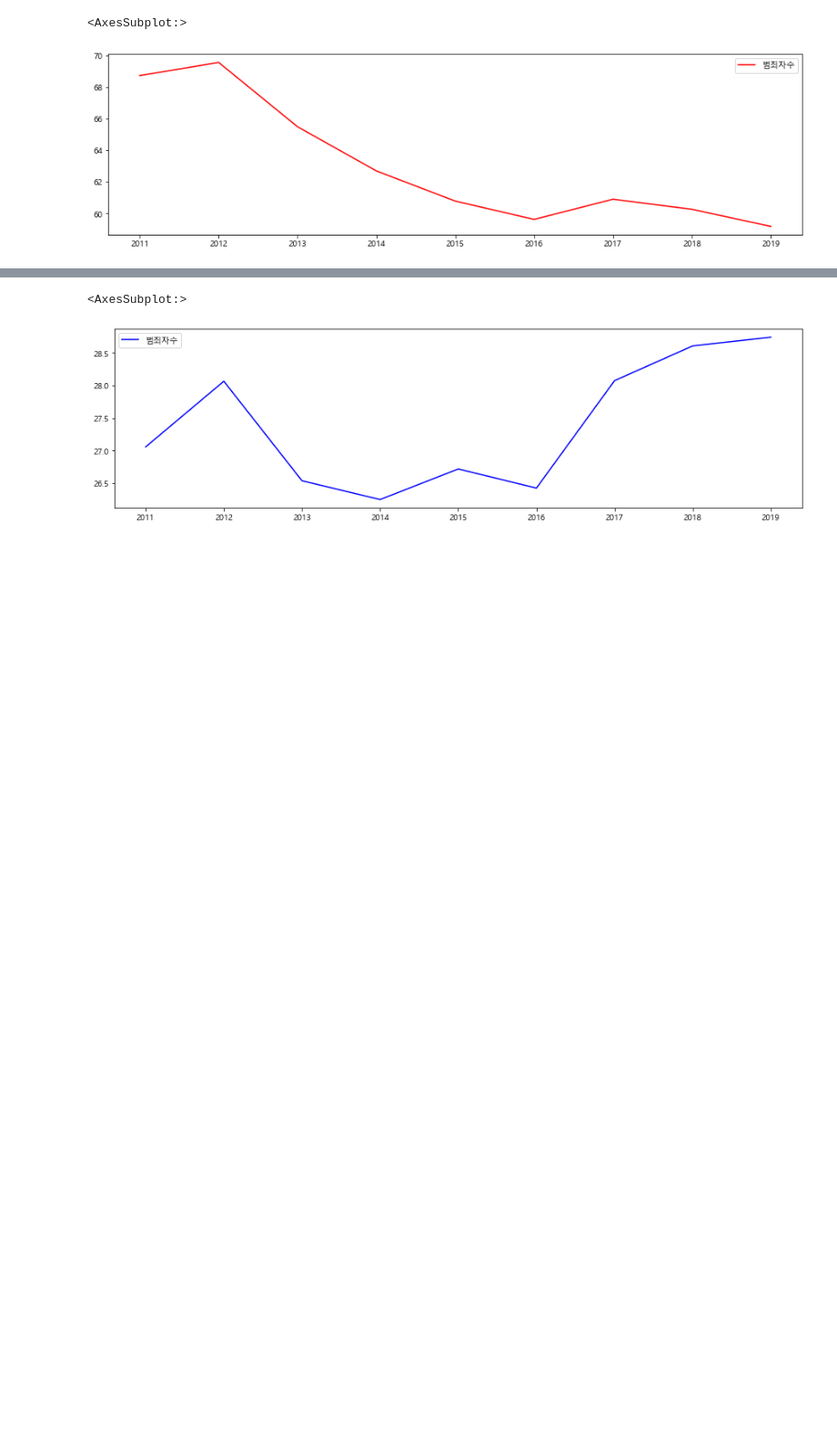
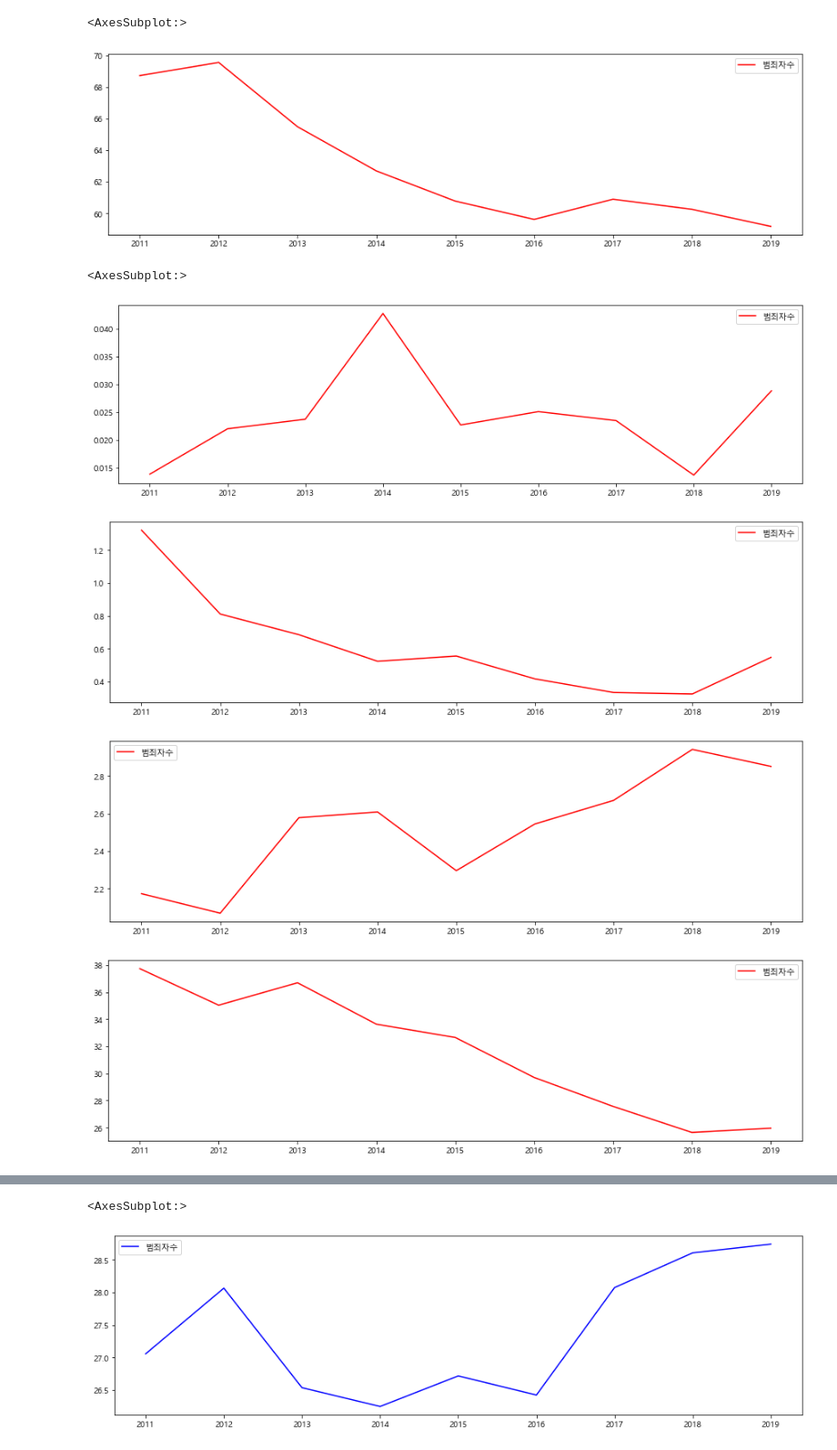
Before and after one commit to hkim11656/crime_analysis, a Jupyter notebook: 08_소년범죄 중 5대 강력범죄 비율.ipynb, the cells around one changed output, grey strips where cells are left out. Shown at 91% size. Drawn from its saved outputs; the diff is of its cells as text; code cells hidden in the pictures; blank space fills up the shorter version.

```diff
--- a/08_소년범죄 중 5대 강력범죄 비율.ipynb
+++ b/08_소년범죄 중 5대 강력범죄 비율.ipynb
@@ -293,4 +293 @@ df_steal_y, df_steal_o = make_df_with_sum(df_steal)
 df_force_y, df_force_o = make_df_with_sum(df_force)
-# %%
-df_murder_y, df_murder_o = make_df_with_sum(df_murder)
-df_murder_y, df_murder_o
@@ -339,3 +301,16 @@ df_5_y / df_all_y * 100
 # %% [output]
 <AxesSubplot:>
 [figure]
+# %%
+# 5대 소년 강력범죄의 연간 증감추이
+(df_murder_y / df_all_y * 100).plot(figsize=(15,4), color = 'red')
+(df_gang_y / df_all_y * 100).plot(figsize=(15,4), color = 'red')
+(df_gender_y / df_all_y * 100).plot(figsize=(15,4), color = 'red')
+(df_steal_y / df_all_y * 100).plot(figsize=(15,4), color = 'red')
+(df_force_y / df_all_y * 100).plot(figsize=(15,4), color = 'red')
+# %% [output]
+<AxesSubplot:>
+[figure, added]
+[figure, added]
+[figure, added]
+[figure, added]
```
Also changed, not shown: parts of 5 cells of this notebook, 1 other file.
